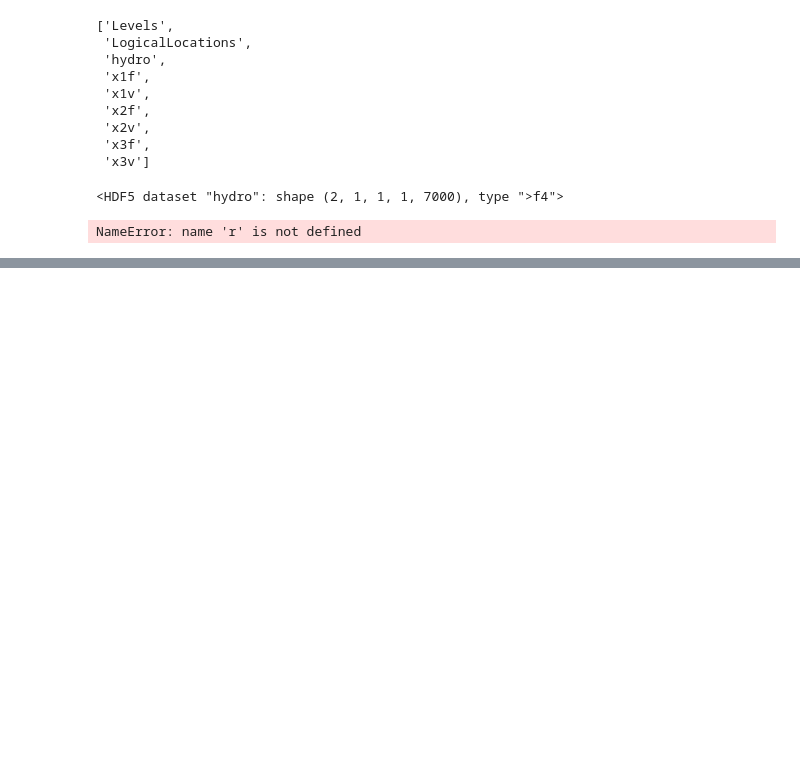
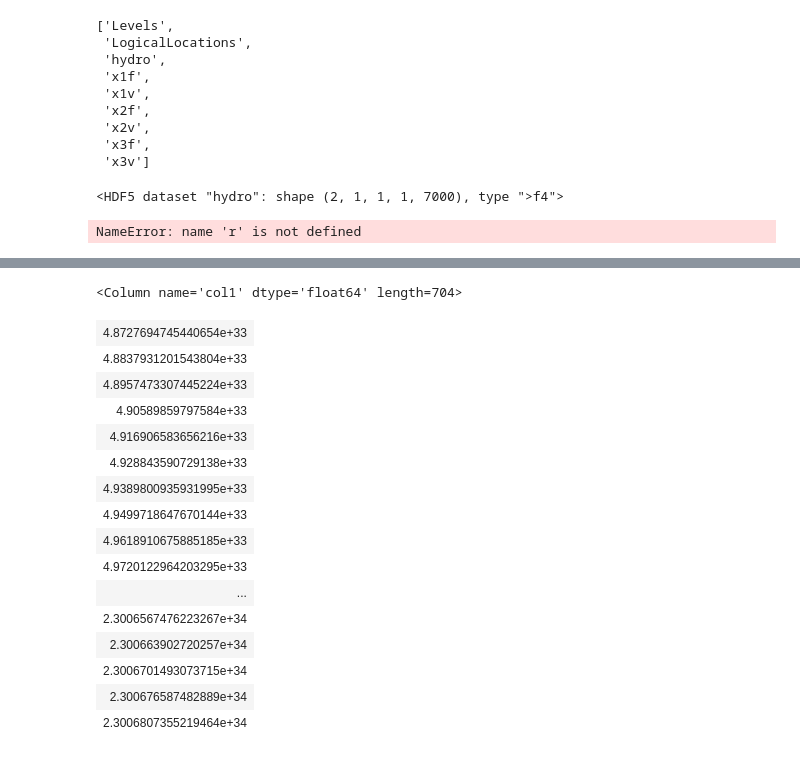
Before and after one commit to PrincetonUniversity/athena, a Jupyter notebook: work/1. plot making for tests.ipynb, the cells around one changed output, grey strips where cells are left out. Saved outputs shown, nothing was run; the diff lists cells and outputs as text; code cells hidden in the pictures; blank space fills up the shorter version.

```diff
--- a/work/1. plot making for tests.ipynb
+++ b/work/1. plot making for tests.ipynb
@@ -214,5 +245,23 @@ plt.plot( s13['col2'], s13['col1'] )
 # %%
-s13['col1'][s13['col2']>1e13]
+s13['col1']
+# %% [output]
+<Column name='col1' dtype='float64' length=704>
+| 4.8727694745440654e+33 |
+| 4.8837931201543804e+33 |
+| 4.8957473307445224e+33 |
+| 4.90589859797584e+33 |
+| 4.916906583656216e+33 |
+| 4.928843590729138e+33 |
+| 4.9389800935931995e+33 |
+| 4.9499718647670144e+33 |
+| 4.9618910675885185e+33 |
+| 4.9720122964203295e+33 |
+| ... |
+| 2.3006567476223267e+34 |
+| 2.300663902720257e+34 |
+| 2.3006701493073715e+34 |
+| 2.300676587482889e+34 |
+| 2.3006807355219464e+34 |
 # %%
 4.87e33 + np.trapz(  (data1['rho']*4.*np.pi*data1['x1v']**2)[:5209],
                    data1['x1v'][:5209] )
```
Also changed, not shown: parts of 10 cells of this notebook, 4 other files.
